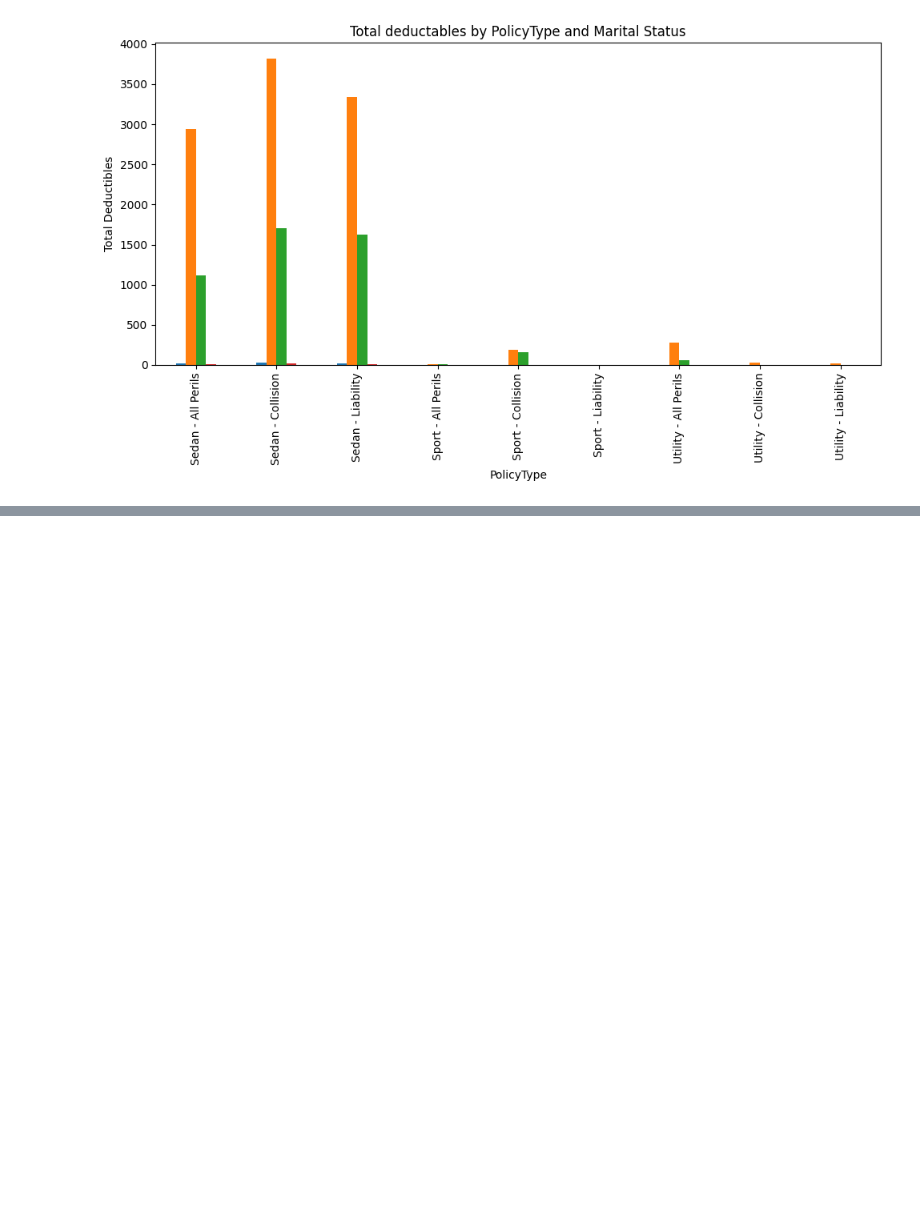
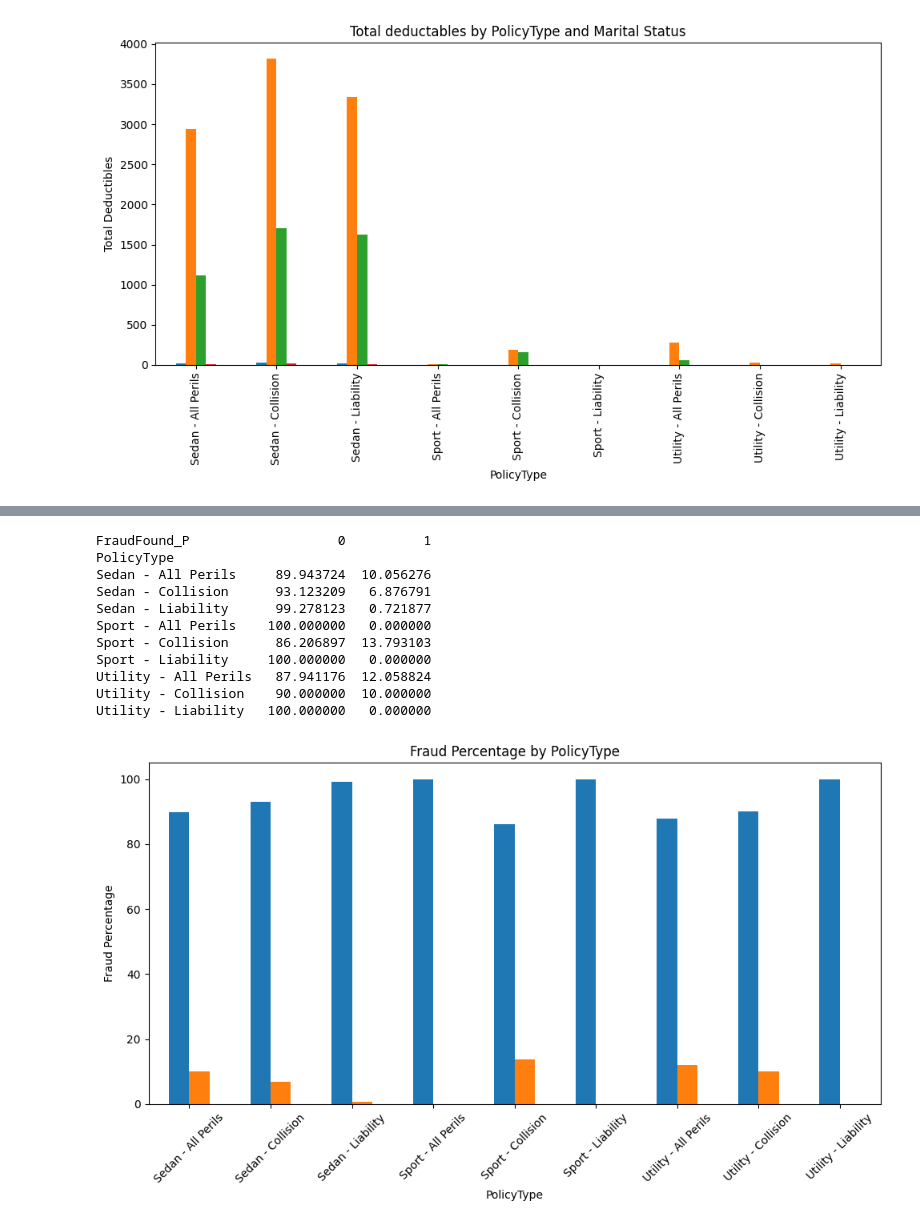
Before and after one commit to Zokah123/Fraud-detection-of-an-insurance-dataset-info, a Jupyter notebook: Untitled0.ipynb, the cells around one changed output, grey strips where cells are left out. Saved outputs shown, nothing was run; the diff lists cells and outputs as text; code cells hidden in the pictures; blank space fills up the shorter version.

```diff
--- a/Untitled0.ipynb
+++ b/Untitled0.ipynb
@@ -232,0 +257,31 @@ plt.show()
+# %%
+#Next, investigating fraud by policy type.
+fraud_by_policytype = pd.crosstab(df["PolicyType"], df["FraudFound_P"], normalize="index")*100
+print(fraud_by_policytype)
+
+
+#Visualising the fraud percentages by PolicyType.
+fraud_by_policytype.plot(
+    kind="bar",
+    figsize=(10, 6),
+    legend=False,
+    title="Fraud Percentage by PolicyType"
+)
+plt.xlabel("PolicyType")
+plt.ylabel("Fraud Percentage")
+plt.xticks(rotation=45)
+plt.tight_layout()
+plt.show()
+# %% [output]
+FraudFound_P                   0          1
+PolicyType
+Sedan - All Perils     89.943724  10.056276
+Sedan - Collision      93.123209   6.876791
+Sedan - Liability      99.278123   0.721877
+Sport - All Perils    100.000000   0.000000
+Sport - Collision      86.206897  13.793103
+Sport - Liability     100.000000   0.000000
+Utility - All Perils   87.941176  12.058824
+Utility - Collision    90.000000  10.000000
+Utility - Liability   100.000000   0.000000
+[figure, added]
```
Also changed, not shown: parts of 5 cells of this notebook.
